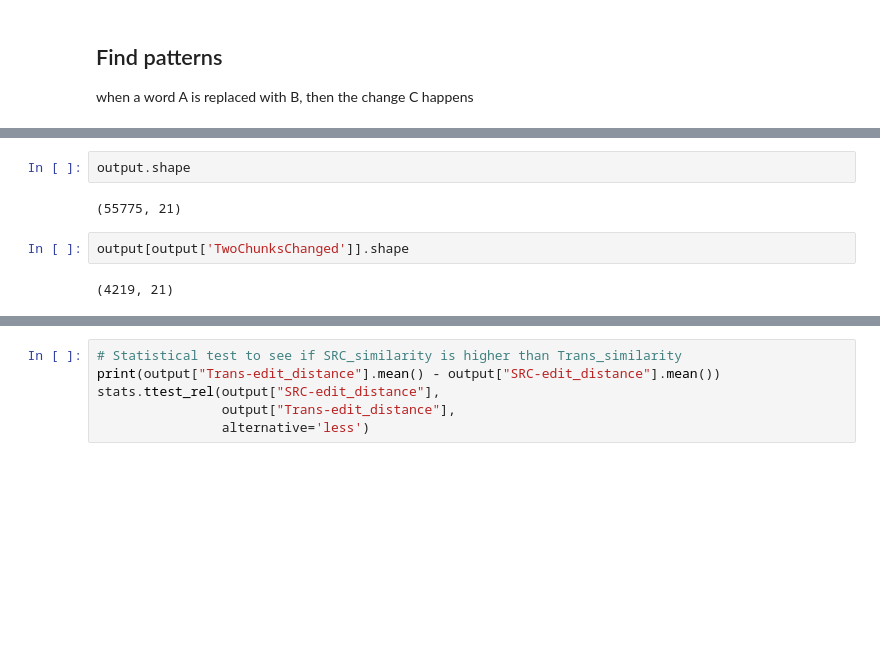
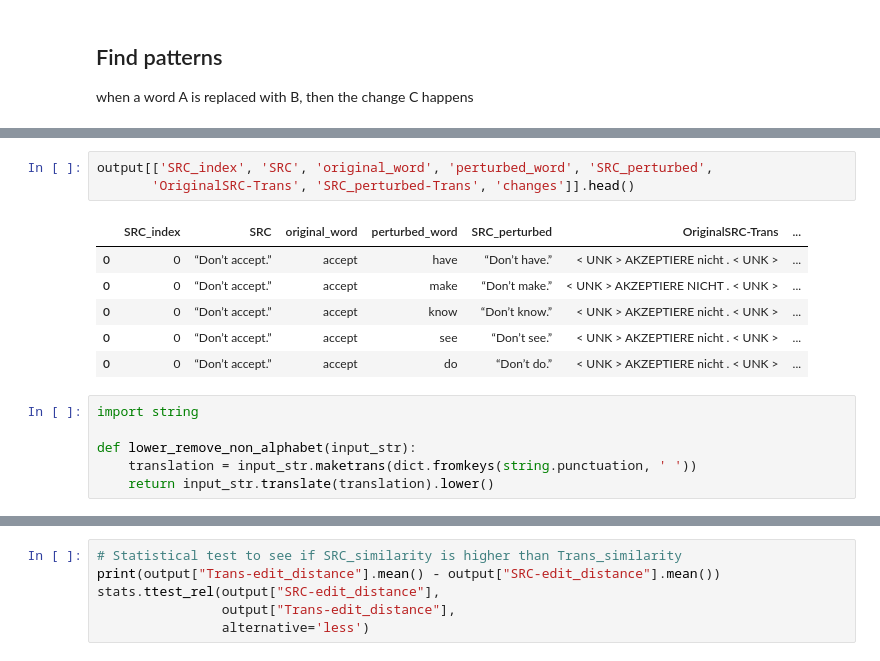
Before and after one commit to TuAnh23/Perturbation-basedQE, a Jupyter notebook: Input perturbation.ipynb, the cells around one changed output, grey strips where cells are left out. Cells and saved outputs as stored; diff of their text form; blank space fills up the shorter version.

```diff
--- a/Input perturbation.ipynb
+++ b/Input perturbation.ipynb
@@ -746,8 +695,16 @@ when a word A is replaced with B, then the change C happens
 # %%
-output.shape
+output[['SRC_index', 'SRC', 'original_word', 'perturbed_word', 'SRC_perturbed',
+       'OriginalSRC-Trans', 'SRC_perturbed-Trans', 'changes']].head()
 # %% [output]
-(55775, 21)
+|  | SRC_index | SRC | original_word | perturbed_word | SRC_perturbed | OriginalSRC-Trans | ... |
+| 0 | 0 | “Don’t accept.” | accept | have | “Don’t have.” | < UNK > AKZEPTIERE nicht . < UNK > | ... |
+| 0 | 0 | “Don’t accept.” | accept | make | “Don’t make.” | < UNK > AKZEPTIERE NICHT . < UNK > | ... |
+| 0 | 0 | “Don’t accept.” | accept | know | “Don’t know.” | < UNK > AKZEPTIERE nicht . < UNK > | ... |
+| 0 | 0 | “Don’t accept.” | accept | see | “Don’t see.” | < UNK > AKZEPTIERE nicht . < UNK > | ... |
+| 0 | 0 | “Don’t accept.” | accept | do | “Don’t do.” | < UNK > AKZEPTIERE nicht . < UNK > | ... |
-# %%
-output[output['TwoChunksChanged']].shape
-# %% [output]
-(4219, 21)
+# %%
+import string
+
+def lower_remove_non_alphabet(input_str):
+    translation = input_str.maketrans(dict.fromkeys(string.punctuation, ' '))
+    return input_str.translate(translation).lower()
```
Also changed, not shown: parts of 20 cells of this notebook, 3 other files.
